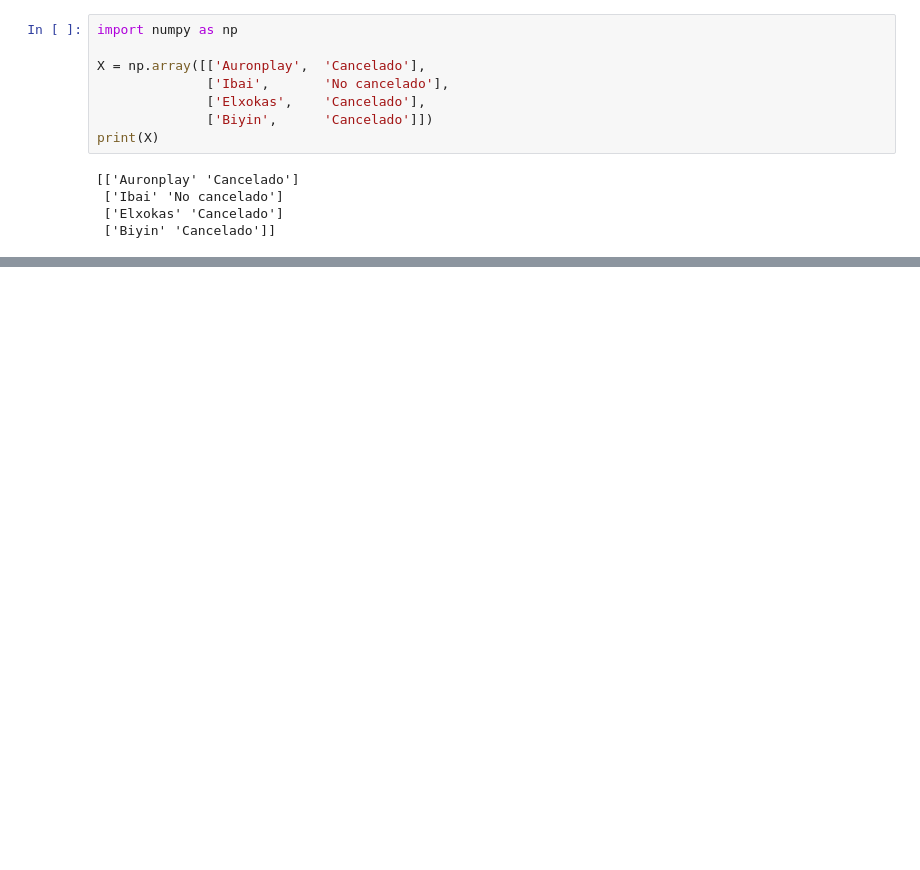
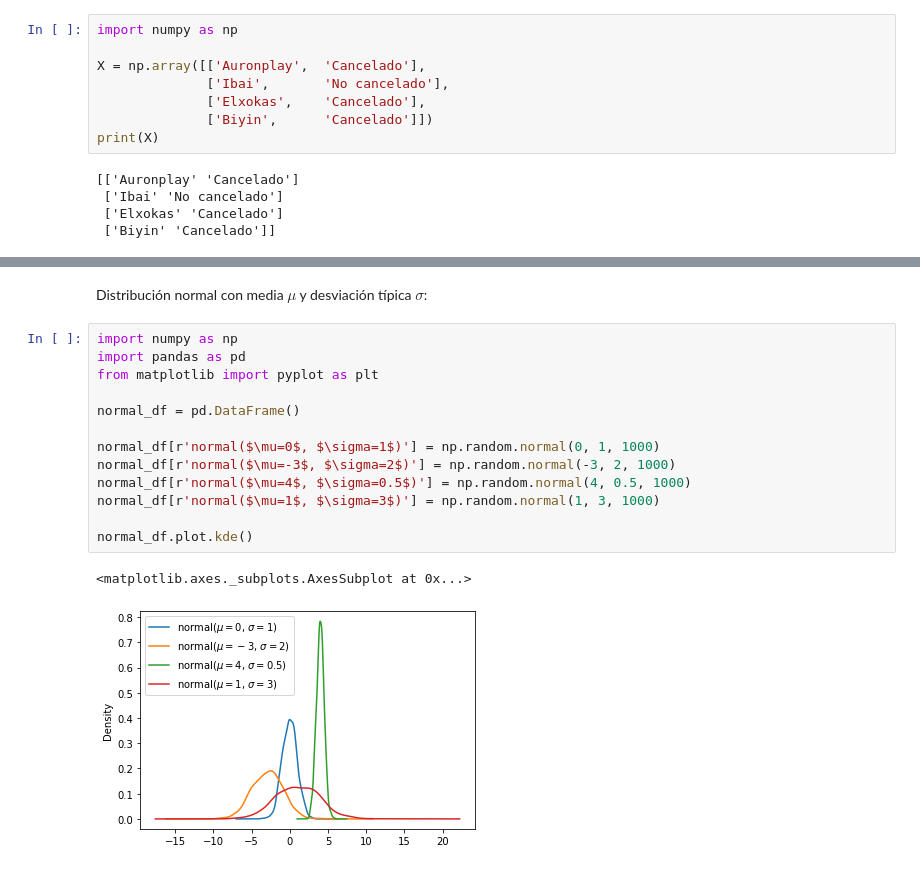
Before and after one commit to w-dan/academy_2023, a Jupyter notebook: Preprocesamiento.ipynb, the cells around one changed output, grey strips where cells are left out. Saved outputs shown, nothing was run; the diff lists cells and outputs as text; blank space fills up the shorter version.

```diff
--- a/Preprocesamiento.ipynb
+++ b/Preprocesamiento.ipynb
@@ -58,0 +69,18 @@ print(X)
+# %% [markdown]
+Distribución normal con media $\mu$ y desviación típica $\sigma$:
+# %%
+import numpy as np
+import pandas as pd
+from matplotlib import pyplot as plt
+
+normal_df = pd.DataFrame()
+
+normal_df[r'normal($\mu=0$, $\sigma=1$)'] = np.random.normal(0, 1, 1000)
+normal_df[r'normal($\mu=-3$, $\sigma=2$)'] = np.random.normal(-3, 2, 1000)
+normal_df[r'normal($\mu=4$, $\sigma=0.5$)'] = np.random.normal(4, 0.5, 1000)
+normal_df[r'normal($\mu=1$, $\sigma=3$)'] = np.random.normal(1, 3, 1000)
+
+normal_df.plot.kde()
+# %% [output]
+<matplotlib.axes._subplots.AxesSubplot at 0x...>
+[figure, added]
```
Also changed, not shown: parts of 25 cells of this notebook.
